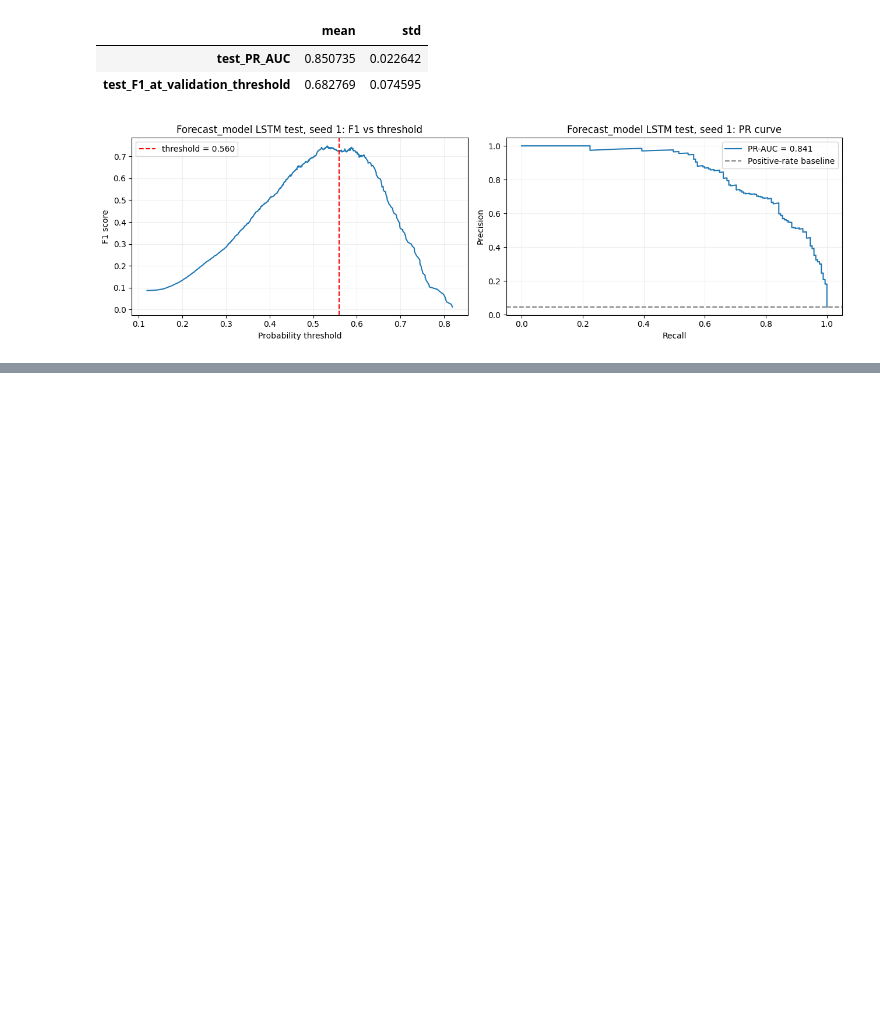
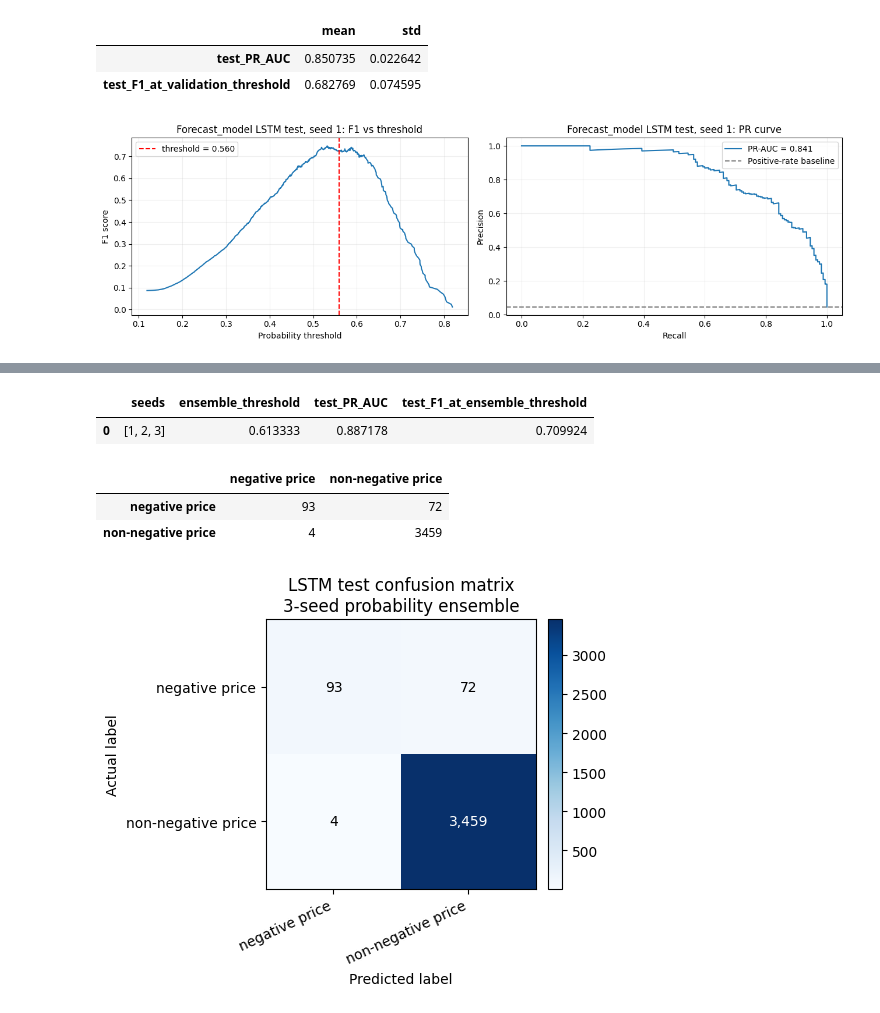
Before and after one commit to ranadeep83/Predicting_curtailment_events--Deep_Learning_Erdos-_2026, a Jupyter notebook: Experimental_modeling/lstm_group_features.ipynb, the cells around one changed output, grey strips where cells are left out. Saved outputs shown, nothing was run; the diff lists cells and outputs as text; code cells hidden in the pictures; blank space fills up the shorter version.

Commit message:
change names, modify readmes

```diff
--- a/Experimental_modeling/lstm.ipynb
+++ b/Experimental_modeling/lstm_group_features.ipynb
@@ -747,6 +747,15 @@ display(pd.DataFrame([validation_curve_summary]))
 [figure]
 |  | best_threshold | best_f1 | pr_auc |
 | 0 | 0.562777 | 0.642082 | 0.653336 |
+# %%
+current_config = {
+    "lookback": 72,
+    "hidden_dim": 32,
+    "dropout": 0.0,
+    "learning_rate": 0.003,
+    "focal_alpha": 0.5,
+    "focal_gamma": 4.0,
+}
 # %% [markdown]
 ## Final Test Evaluation
 # %%
@@ -873,0 +885,71 @@ test_curve_summary = plot_threshold_and_pr_curve(
+# %%
+# Average the three seed probabilities, then apply the mean validation-selected threshold.
+ensemble_seeds = sorted(final_predictions)
+ensemble_test_true = final_predictions[ensemble_seeds[0]]["test_true"]
+
+
+ensemble_test_prob = np.mean(
+    [final_predictions[seed]["test_prob"] for seed in ensemble_seeds],
+    axis=0,
+)
+ensemble_threshold = np.mean(
+    [final_predictions[seed]["threshold"] for seed in ensemble_seeds]
+)
+ensemble_test_pred = (ensemble_test_prob >= ensemble_threshold).astype(int)
+
+ensemble_confusion_matrix = pd.crosstab(
+    pd.Series(ensemble_test_true, name="Actual"),
+    pd.Series(ensemble_test_pred, name="Predicted"),
+    rownames=["Actual"],
+    colnames=["Predicted"],
+    dropna=False,
+).reindex(index=[1, 0], columns=[1, 0], fill_value=0)
+ensemble_confusion_matrix.index = ["negative price", "non-negative price"]
+ensemble_confusion_matrix.columns = ["negative price", "non-negative price"]
+
+ensemble_summary = {
+    "seeds": str(ensemble_seeds),
+    "ensemble_threshold": ensemble_threshold,
+    "test_PR_AUC": average_precision_score(ensemble_test_true, ensemble_test_prob),
+    "test_F1_at_ensemble_threshold": f1_score(
+        ensemble_test_true,
+        ensemble_test_pred,
+        zero_division=0,
+    ),
+}
+
+display(pd.DataFrame([ensemble_summary]))
+display(ensemble_confusion_matrix)
+
+fig, ax = plt.subplots(figsize=(5.2, 4.4))
+im = ax.imshow(ensemble_confusion_matrix.values, cmap="Blues")
+ax.set_xticks([0, 1])
+ax.set_yticks([0, 1])
+ax.set_xticklabels(ensemble_confusion_matrix.columns, rotation=25, ha="right")
+ax.set_yticklabels(ensemble_confusion_matrix.index)
+ax.set_xlabel("Predicted label")
+ax.set_ylabel("Actual label")
+ax.set_title("LSTM test confusion matrix\n3-seed probability ensemble")
+
+for row in range(ensemble_confusion_matrix.shape[0]):
+    for col in range(ensemble_confusion_matrix.shape[1]):
+        value = int(ensemble_confusion_matrix.iloc[row, col])
+        ax.text(
+            col,
+            row,
+            f"{value:,}",
+            ha="center",
+            va="center",
+            color="white" if value > ensemble_confusion_matrix.values.max() / 2 else "black",
+        )
+
+fig.colorbar(im, ax=ax, fraction=0.046, pad=0.04)
+plt.tight_layout()
+plt.show()
+# %% [output]
+|  | seeds | ensemble_threshold | test_PR_AUC | test_F1_at_ensemble_threshold |
+| 0 | [1, 2, 3] | 0.613333 | 0.887178 | 0.709924 |
+|  | negative price | non-negative price |
+| negative price | 93 | 72 |
+| non-negative price | 4 | 3459 |
+[figure, added]
```
Also changed, not shown: parts of 1 cell of this notebook, 11 other files.
